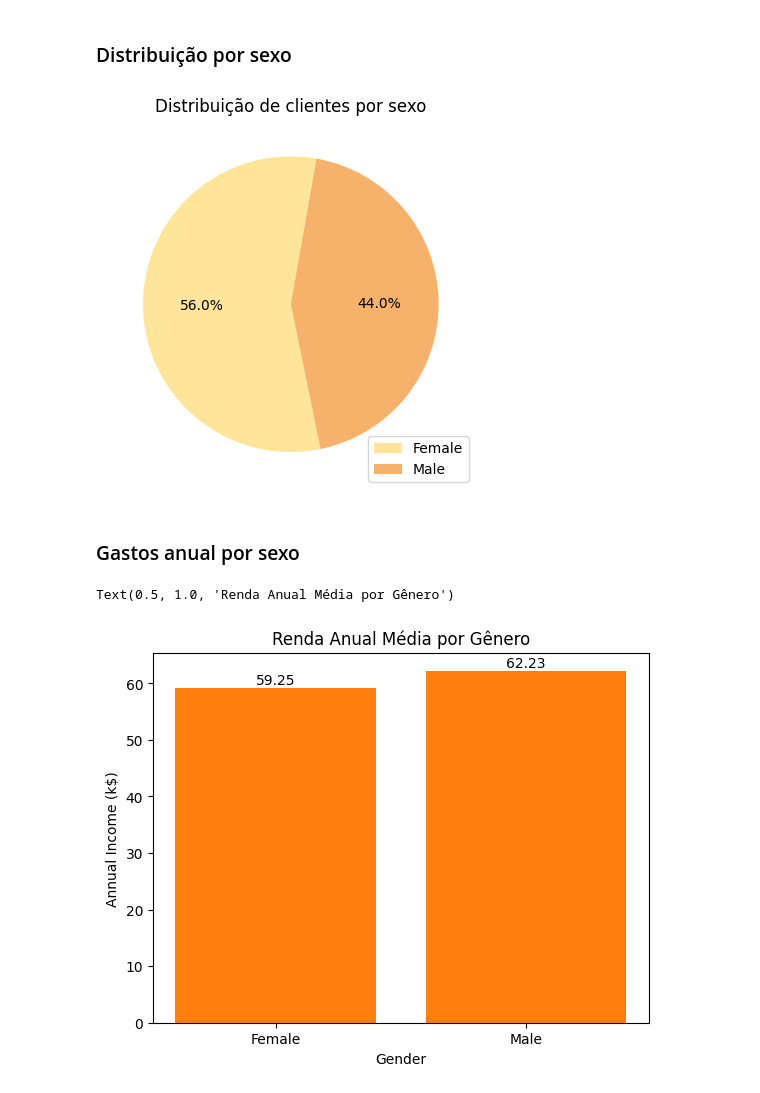
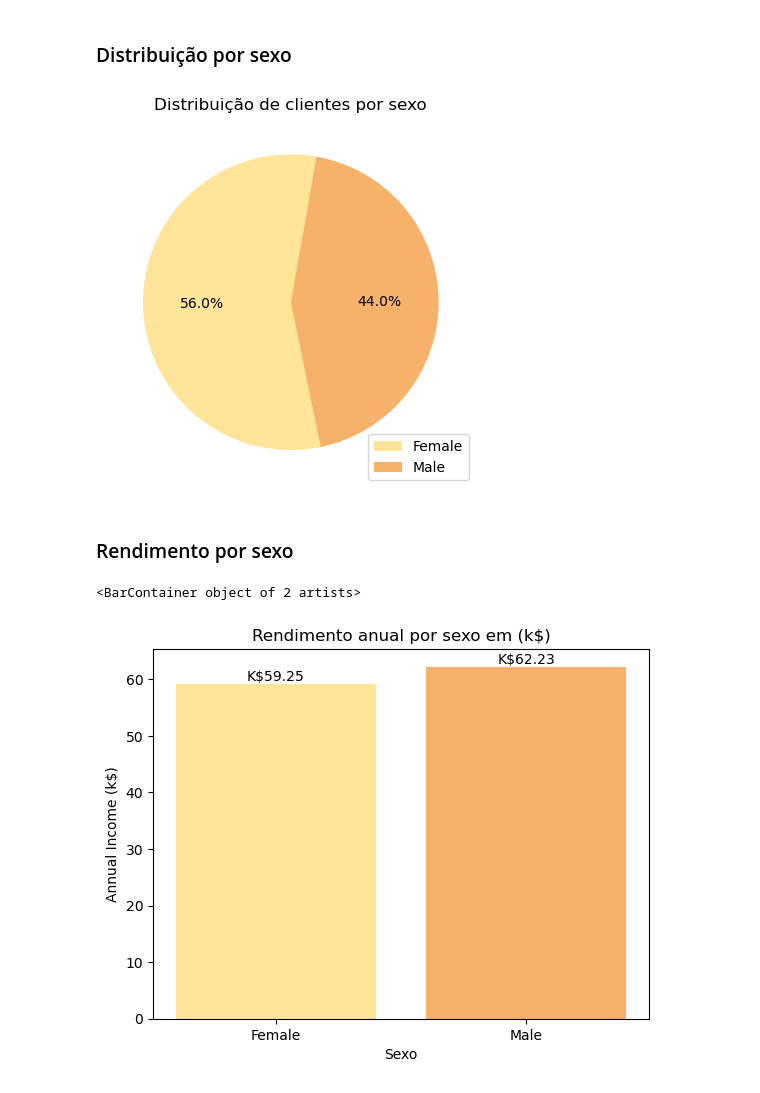
Before and after one commit to soueuwilliam/Shopping_Customer_Clustering, a Jupyter notebook: Notebooks/analises_exploratoria.ipynb, the cells around one changed output. Saved outputs shown, nothing was run; the diff lists cells and outputs as text; code cells hidden in the pictures.

```diff
--- a/Notebooks/analises_exploratoria.ipynb
+++ b/Notebooks/analises_exploratoria.ipynb
@@ -21,8 +22,12 @@ To: /content/Mall_Customers.csv
 # %% [markdown]
 ## Importando dados
 # %%
-# df = pd.read_csv('../date/Mall_Customers.csv')
-df = pd.read_csv('Mall_Customers.csv')
+# Dados Locais baixado do repositorio
+df = pd.read_csv('../data/Mall_Customers.csv')
+
+# Dados via colab
+# df = pd.read_csv('Mall_Customers.csv')
+
 print(f"{'-'*20} INFORMAÇÕES SOBRE O DATAFRAME {'-'*20}")
 df.info()
 print(f"{'-'*32} HEAD {'-'*33}")
@@ -71,23 +76,16 @@ plt.title('Distribuição de clientes por sexo')
 plt.legend(labels = ['Female', 'Male'], loc="lower right")
 plt.show()
 # %% [output]
-[figure, old version]
+[figure, new version]
 # %% [markdown]
-### Gastos anual por sexo
+### Rendimento por sexo
-# %%
-means = df.groupby('Gender')['Annual Income (k$)'].mean()
-
-plt.bar(means.index, means)
-
-means = df.groupby('Gender')['Annual Income (k$)'].mean()
-
-colors = {'Male': '#ffe599', 'Female': '#f6b26b'}
-
-plt.bar(means.index, means, color=['#f6b26b','#ffe599'])
-plt.bar_label(plt.bar(means.index, means), labels=means.round(2))
-plt.xlabel('Gender')
-plt.ylabel('Annual Income (k$)')
-plt.title('Renda Anual Média por Gênero')
-# %% [output]
-Text(0.5, 1.0, 'Renda Anual Média por Gênero')
-[figure, removed]
+# %%
+
+fig, ax = plt.subplots()
+bar_container = ax.bar(df['Gender'].value_counts().index, df.groupby('Gender')['Annual Income (k$)'].mean())
+ax.bar_label(bar_container ,fmt="K$%.2f")
+ax.set(ylabel='Annual Income (k$)',xlabel='Sexo', title='Rendimento anual por sexo em (k$)')
+ax.bar(df['Gender'].value_counts().index, df.groupby('Gender')['Annual Income (k$)'].mean(),color=['#ffe599','#f6b26b'])
+# %% [output]
+<BarContainer object of 2 artists>
+[figure, added]
```
Also changed, not shown: parts of 7 cells of this notebook, 2 other files.
